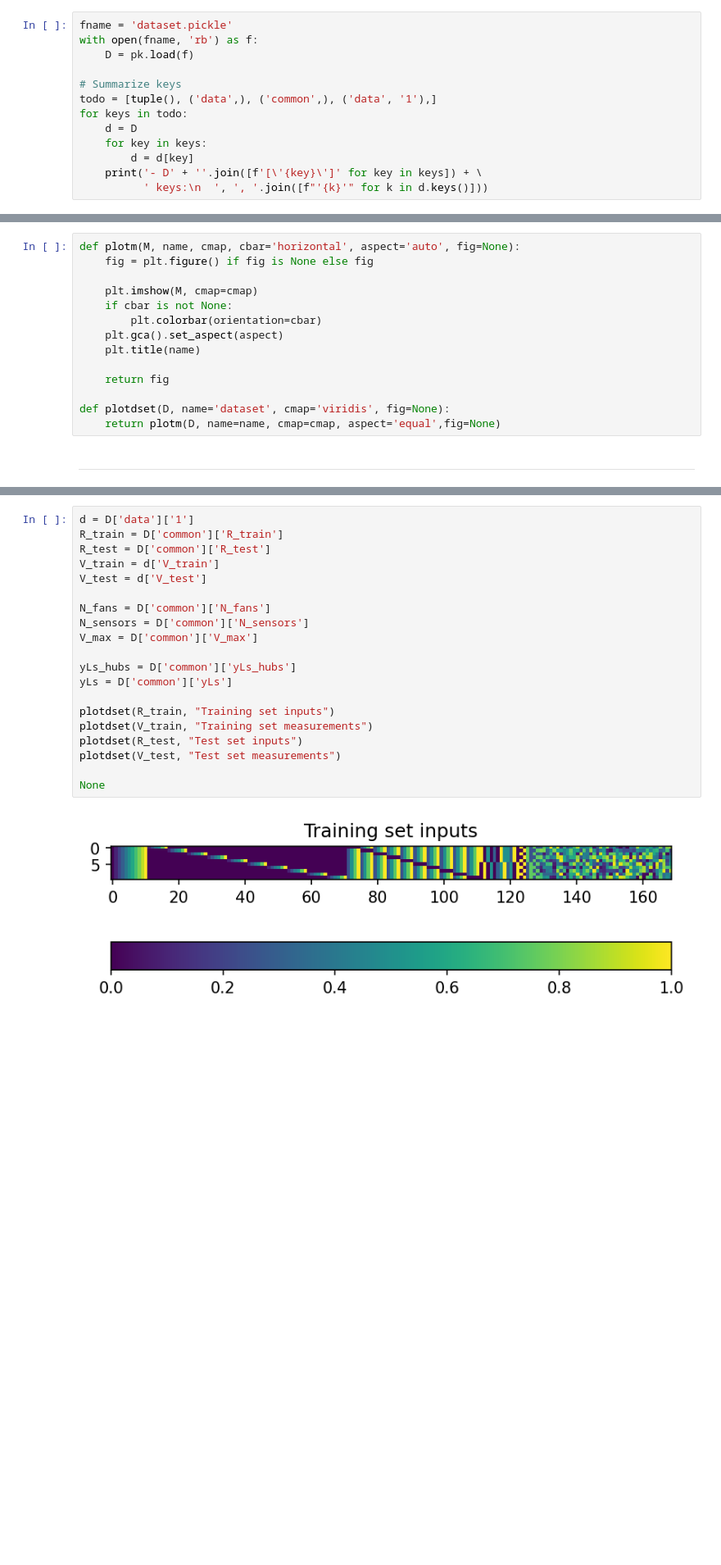
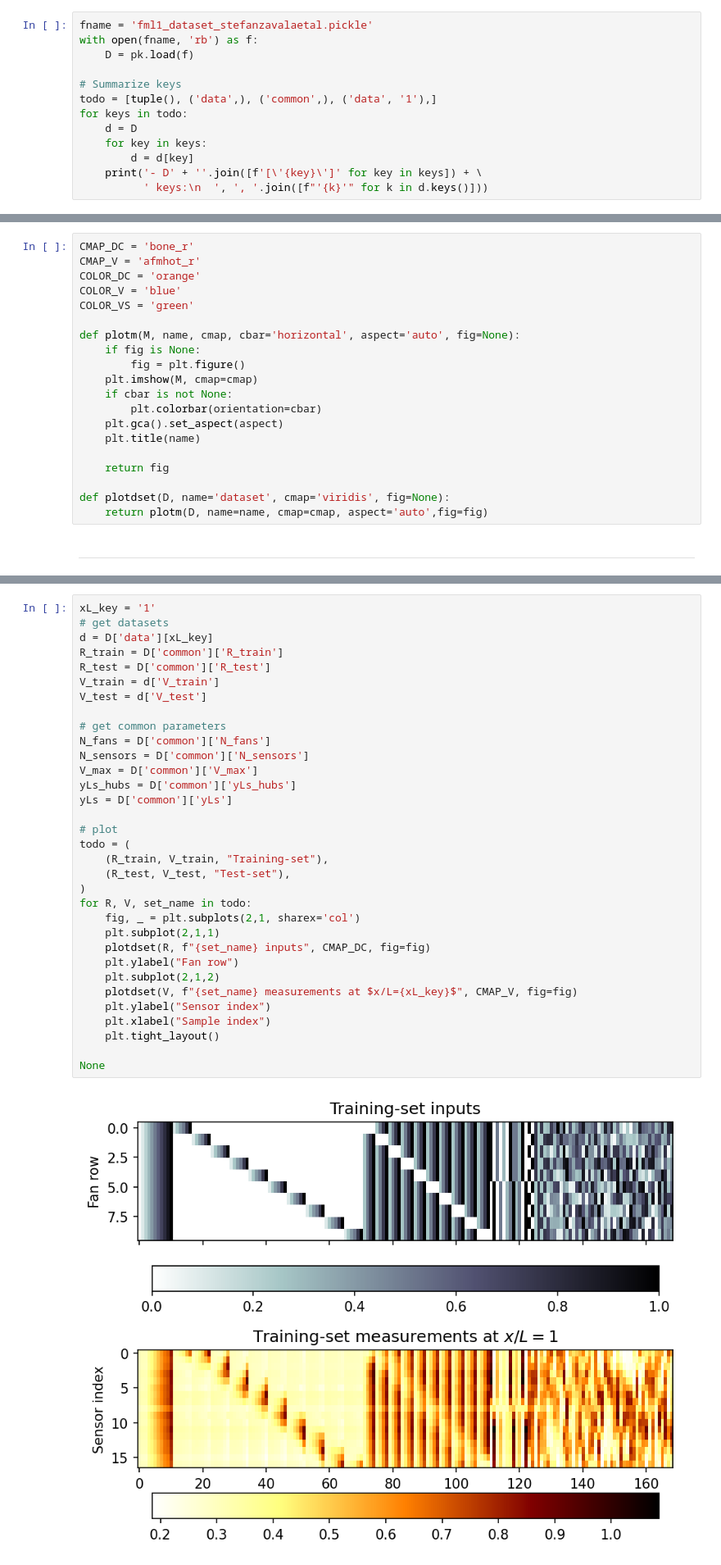
Before and after one commit to astefanz/fml-1, a Jupyter notebook: fml1.ipynb, the cells around one changed output, grey strips where cells are left out. Shown at 82% size. Saved outputs shown, nothing was run; the diff lists cells and outputs as text; blank space fills up the shorter version.

```diff
--- a/fml1.ipynb
+++ b/fml1.ipynb
@@ -19,7 +23,7 @@ mpl.rcParams['figure.dpi'] = 150
 # %% [markdown]
 ### Load dataset
 # %%
-fname = 'dataset.pickle'
+fname = 'fml1_dataset_stefanzavalaetal.pickle'
 with open(fname, 'rb') as f:
     D = pk.load(f)
 
@@ -45,9 +49,15 @@ for keys in todo:
 # %% [markdown]
 # Helper functions
 # %%
+CMAP_DC = 'bone_r'
+CMAP_V = 'afmhot_r'
+COLOR_DC = 'orange'
+COLOR_V = 'blue'
+COLOR_VS = 'green'
+
 def plotm(M, name, cmap, cbar='horizontal', aspect='auto', fig=None):
-    fig = plt.figure() if fig is None else fig
-
+    if fig is None:
+        fig = plt.figure()
     plt.imshow(M, cmap=cmap)
     if cbar is not None:
         plt.colorbar(orientation=cbar)
@@ -57,7 +67,7 @@ def plotm(M, name, cmap, cbar='horizontal', aspect='auto', fig=None):
     return fig
 
 def plotdset(D, name='dataset', cmap='viridis', fig=None):
-    return plotm(D, name=name, cmap=cmap, aspect='equal',fig=None)
+    return plotm(D, name=name, cmap=cmap, aspect='auto',fig=fig)
 # %% [markdown]
 ---
 # %% [markdown]
@@ -65,22 +77,35 @@ def plotdset(D, name='dataset', cmap='viridis', fig=None):
 # %%
-d = D['data']['1']
+xL_key = '1'
+# get datasets
+d = D['data'][xL_key]
 R_train = D['common']['R_train']
 R_test = D['common']['R_test']
 V_train = d['V_train']
 V_test = d['V_test']
 
+# get common parameters
 N_fans = D['common']['N_fans']
 N_sensors = D['common']['N_sensors']
 V_max = D['common']['V_max']
-
 yLs_hubs = D['common']['yLs_hubs']
 yLs = D['common']['yLs']
 
-plotdset(R_train, "Training set inputs")
-plotdset(V_train, "Training set measurements")
-plotdset(R_test, "Test set inputs")
-plotdset(V_test, "Test set measurements")
+# plot
+todo = (
+    (R_train, V_train, "Training-set"),
+    (R_test, V_test, "Test-set"),
+)
+for R, V, set_name in todo:
+    fig, _ = plt.subplots(2,1, sharex='col')
+    plt.subplot(2,1,1)
+    plotdset(R, f"{set_name} inputs", CMAP_DC, fig=fig)
+    plt.ylabel("Fan row")
+    plt.subplot(2,1,2)
+    plotdset(V, f"{set_name} measurements at $x/L={xL_key}$", CMAP_V, fig=fig)
+    plt.ylabel("Sensor index")
+    plt.xlabel("Sample index")
+    plt.tight_layout()
 
 None
 # %% [output]
-[figure, old version]
+[figure, new version]
```
Also changed, not shown: parts of 4 cells of this notebook, 2 other files.
